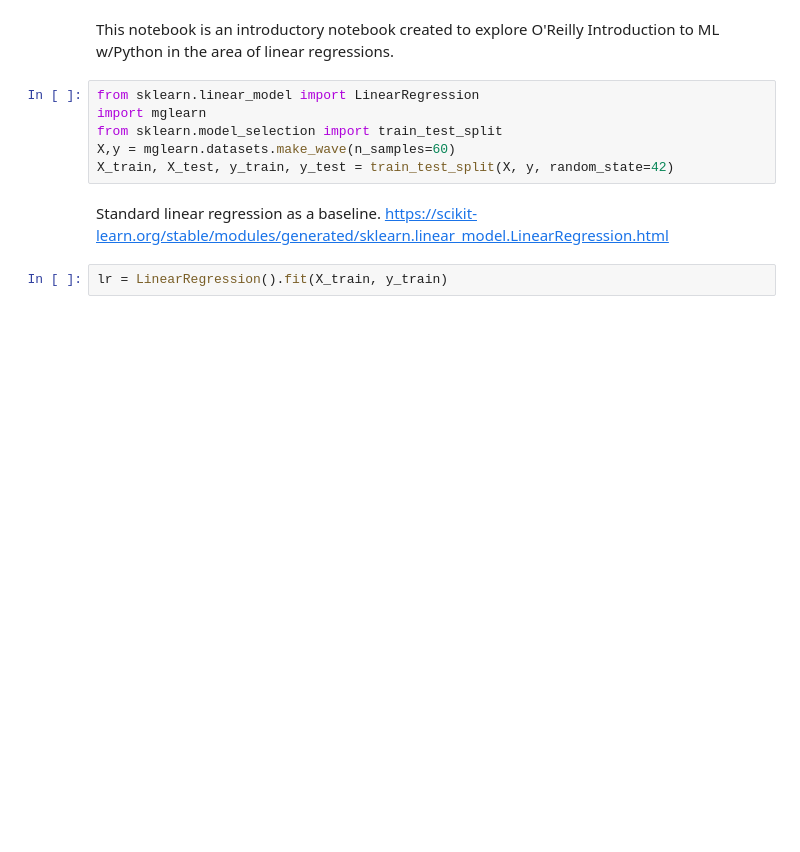
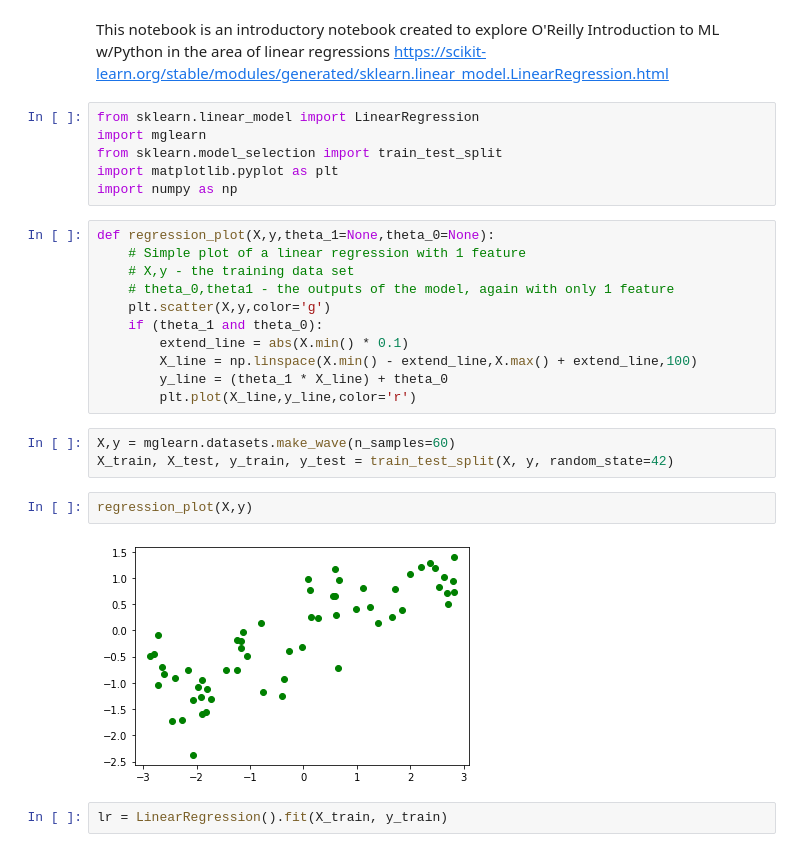
Before and after one commit to bbenedict/python-ml, a Jupyter notebook: linear-regressions/linear-regression.ipynb, the cells around one changed output. Cells and saved outputs as stored; diff of their text form; blank space fills up the shorter version.

Commit message:
plots added to linear regressions

```diff
--- a/linear-regressions/linear-regression.ipynb
+++ b/linear-regressions/linear-regression.ipynb
@@ -1,13 +1,28 @@
 # %% [markdown]
-This notebook is an introductory notebook created to explore O'Reilly Introduction to ML w/Python in the area of linear regressions.
+This notebook is an introductory notebook created to explore O'Reilly Introduction to ML w/Python in the area of linear regressions https://scikit-learn.org/stable/modules/generated/sklearn.linear_model.LinearRegression.html
+# %%
+from sklearn.linear_model import LinearRegression
+import mglearn
+from sklearn.model_selection import train_test_split
+import matplotlib.pyplot as plt
+import numpy as np
+# %%
+def regression_plot(X,y,theta_1=None,theta_0=None):
+    # Simple plot of a linear regression with 1 feature
+    # X,y - the training data set
+    # theta_0,theta1 - the outputs of the model, again with only 1 feature
+    plt.scatter(X,y,color='g')
+    if (theta_1 and theta_0):
+        extend_line = abs(X.min() * 0.1)
+        X_line = np.linspace(X.min() - extend_line,X.max() + extend_line,100)
+        y_line = (theta_1 * X_line) + theta_0
+        plt.plot(X_line,y_line,color='r')
 # %%
-from sklearn.linear_model import LinearRegression
-import mglearn
-from sklearn.model_selection import train_test_split
 X,y = mglearn.datasets.make_wave(n_samples=60)
 X_train, X_test, y_train, y_test = train_test_split(X, y, random_state=42)
-# %% [markdown]
-Standard linear regression as a baseline.
-https://scikit-learn.org/stable/modules/generated/sklearn.linear_model.LinearRegression.html
+# %%
+regression_plot(X,y)
+# %% [output]
+[figure, added]
 # %%
 lr = LinearRegression().fit(X_train, y_train)
```
Also changed, not shown: parts of 8 cells of this notebook.
